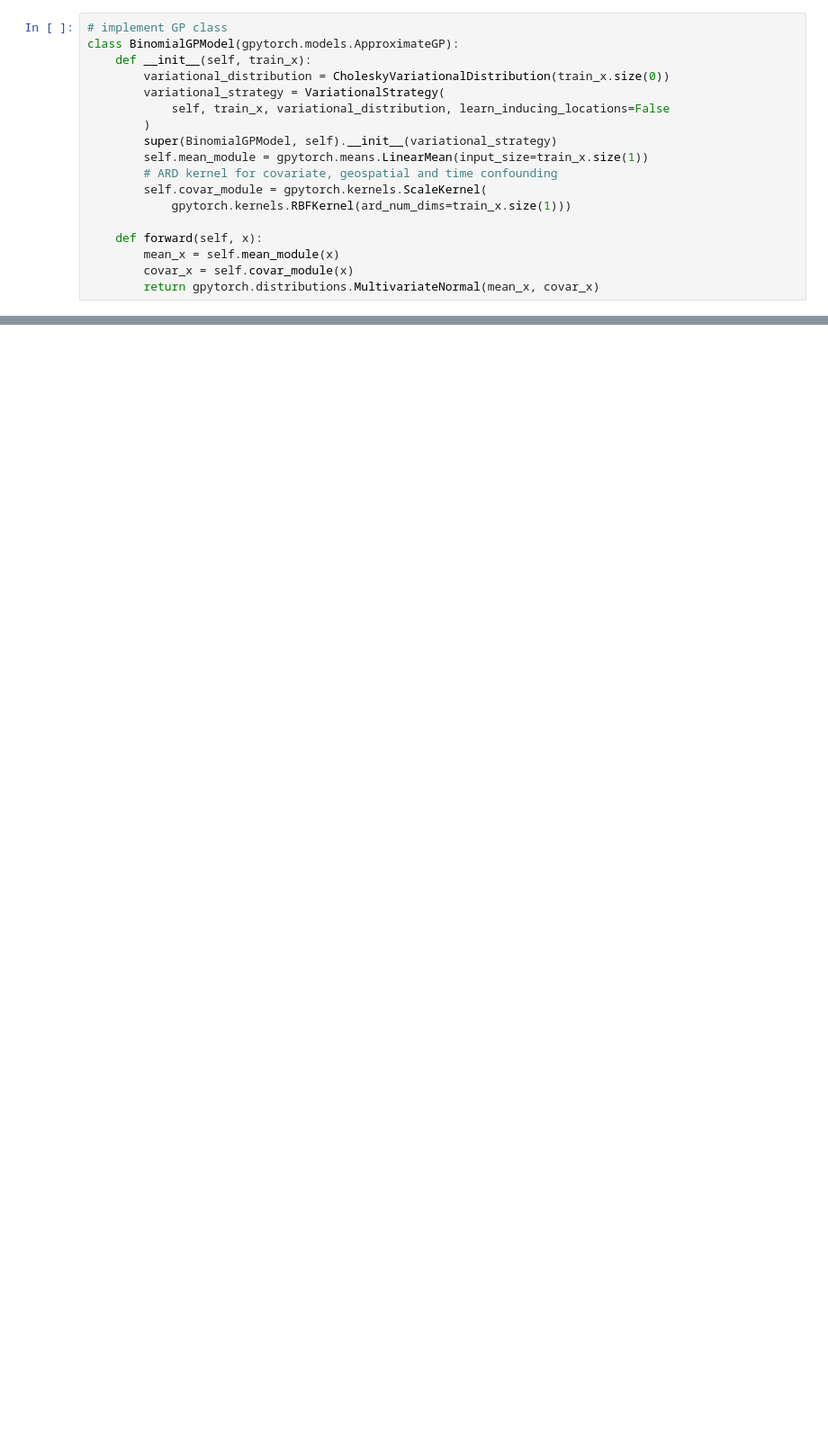
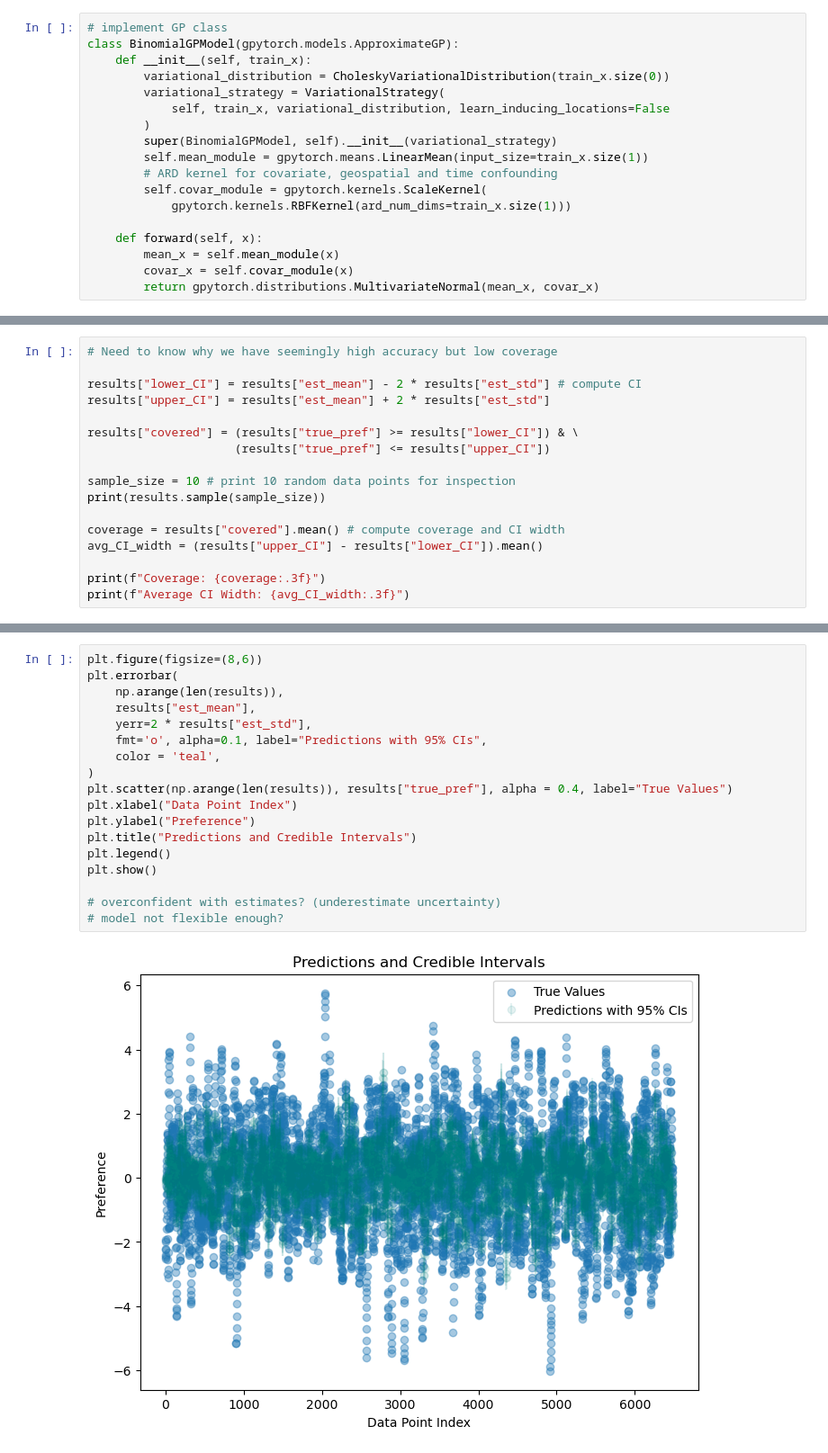
Before and after one commit to AlexisJang/GP, a Jupyter notebook: main_model.ipynb, the cells around one changed output, grey strips where cells are left out. Shown at 90% size. Cells and saved outputs as stored; diff of their text form; blank space fills up the shorter version.

```diff
--- a/main_model.ipynb
+++ b/main_model.ipynb
@@ -265,0 +341,17 @@ Train correlation: 0.714
+# %%
+# Need to know why we have seemingly high accuracy but low coverage
+
+results["lower_CI"] = results["est_mean"] - 2 * results["est_std"] # compute CI
+results["upper_CI"] = results["est_mean"] + 2 * results["est_std"]
+
+results["covered"] = (results["true_pref"] >= results["lower_CI"]) & \
+                     (results["true_pref"] <= results["upper_CI"])
+
+sample_size = 10 # print 10 random data points for inspection
+print(results.sample(sample_size))
+
+coverage = results["covered"].mean() # compute coverage and CI width
+avg_CI_width = (results["upper_CI"] - results["lower_CI"]).mean()
+
+print(f"Coverage: {coverage:.3f}")
+print(f"Average CI Width: {avg_CI_width:.3f}")
@@ -265,0 +372,20 @@ Train correlation: 0.714
+# %%
+plt.figure(figsize=(8,6))
+plt.errorbar(
+    np.arange(len(results)),
+    results["est_mean"],
+    yerr=2 * results["est_std"],
+    fmt='o', alpha=0.1, label="Predictions with 95% CIs",
+    color = 'teal',
+)
+plt.scatter(np.arange(len(results)), results["true_pref"], alpha = 0.4, label="True Values")
+plt.xlabel("Data Point Index")
+plt.ylabel("Preference")
+plt.title("Predictions and Credible Intervals")
+plt.legend()
+plt.show()
+
+# overconfident with estimates? (underestimate uncertainty)
+# model not flexible enough?
+# %% [output]
+[figure, added]
```
Also changed, not shown: parts of 15 cells of this notebook.
